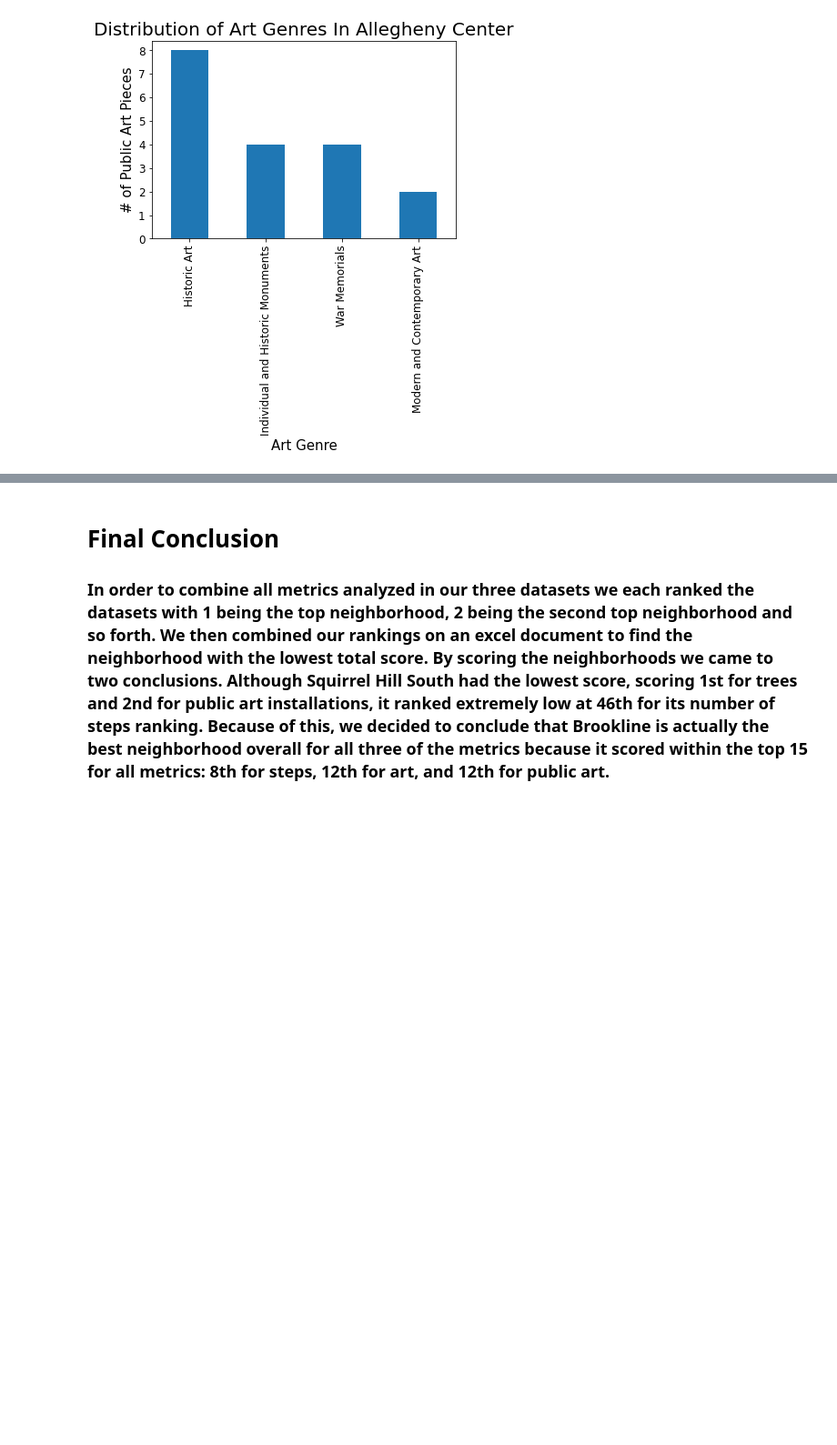
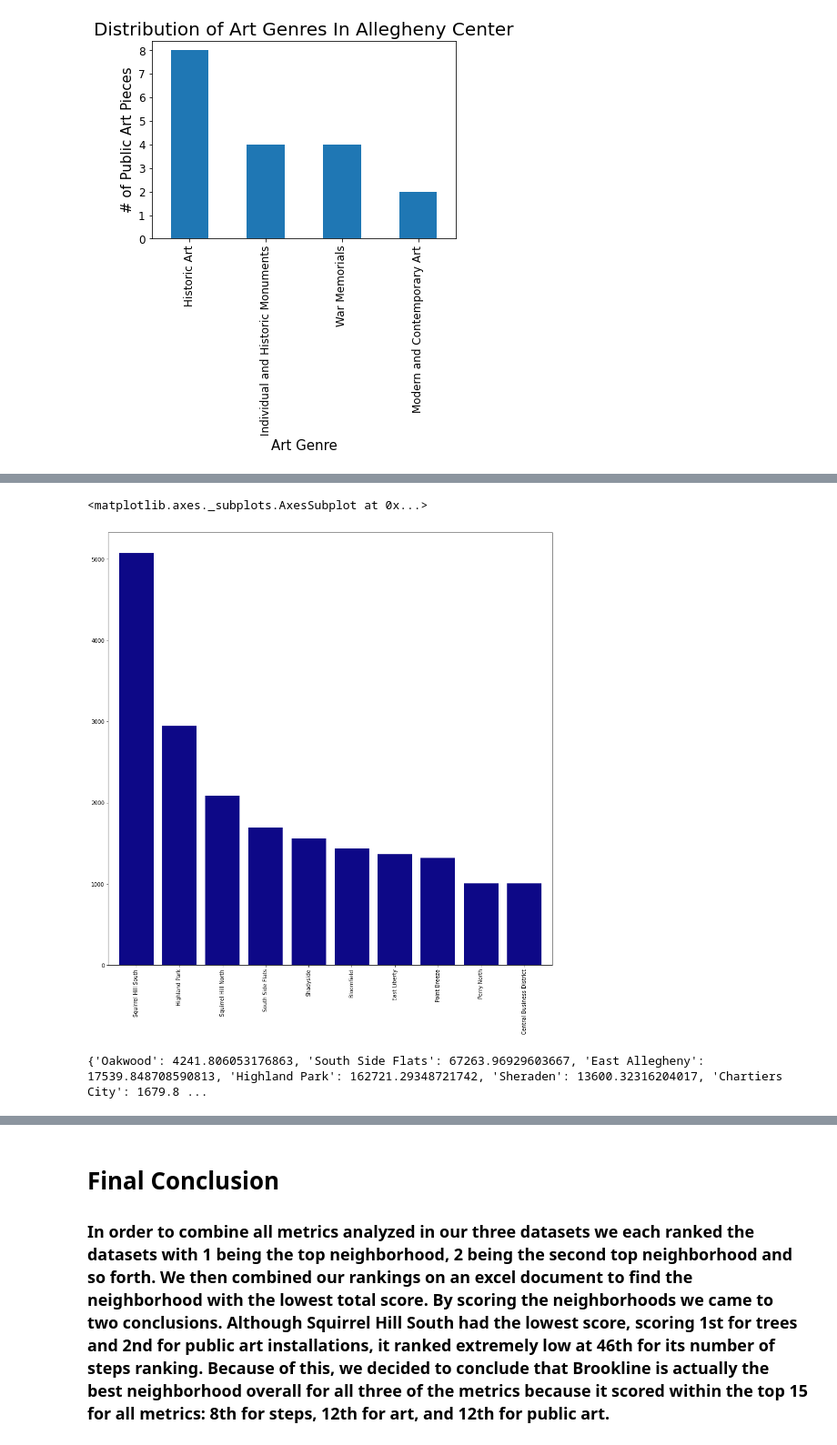
Before and after one commit to efuccio694/The-Best-Neighborhood-in-Pittsburgh, a Jupyter notebook: FinalProject/FinalProject.ipynb, the cells around one changed output, grey strips where cells are left out. Shown: that part at 91% size. Cells and saved outputs as stored; diff of their text form; code cells hidden in the pictures; blank space fills up the shorter version.

Commit message:
added trees to final

```diff
--- a/FinalProject/FinalProject.ipynb
+++ b/FinalProject/FinalProject.ipynb
@@ -256,0 +263,3 @@ art_in_central.plot(kind='bar')
+# %%
+import pandas as pd
+trees = pd.read_csv("trees.csv")
@@ -256,0 +340,19 @@ art_in_central.plot(kind='bar')
+# %%
+trees['neighborhood'].value_counts().head(10).plot(kind='bar', width=0.8, align='center', figsize=(15,15), cmap='plasma')
+# %% [output]
+<matplotlib.axes._subplots.AxesSubplot at 0x...>
+[figure, added]
+# %%
+import math
+d = {}
+for index, row in trees.iterrows():
+    if row['neighborhood'] in d.keys():
+        if math.isnan(row['property_value_benefits_dollarvalue']) == False:
+            d[row['neighborhood']] += row['property_value_benefits_dollarvalue']
+    else:
+        if math.isnan(row['property_value_benefits_dollarvalue']) == False:
+            d[row['neighborhood']] = row['property_value_benefits_dollarvalue']
+
+print(d)
+# %% [output]
+{'Oakwood': 4241.806053176863, 'South Side Flats': 67263.96929603667, 'East Allegheny': 17539.848708590813, 'Highland Park': 162721.29348721742, 'Sheraden': 13600.32316204017, 'Chartiers City': 1679.8 ...
```
Also changed, not shown: parts of 16 cells of this notebook.
